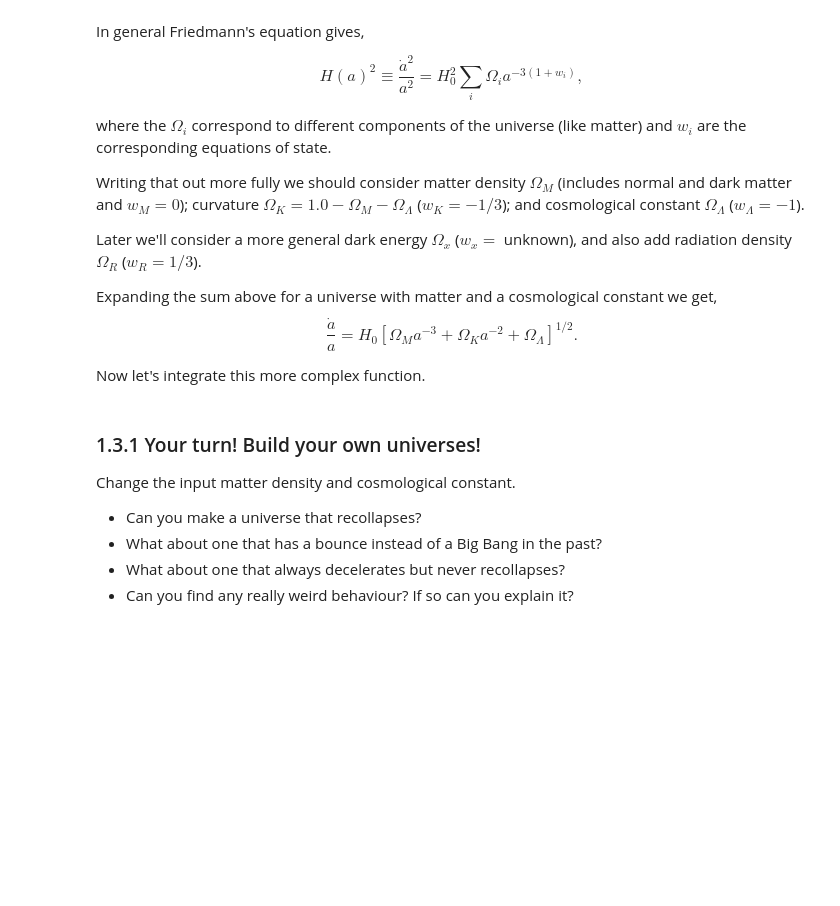
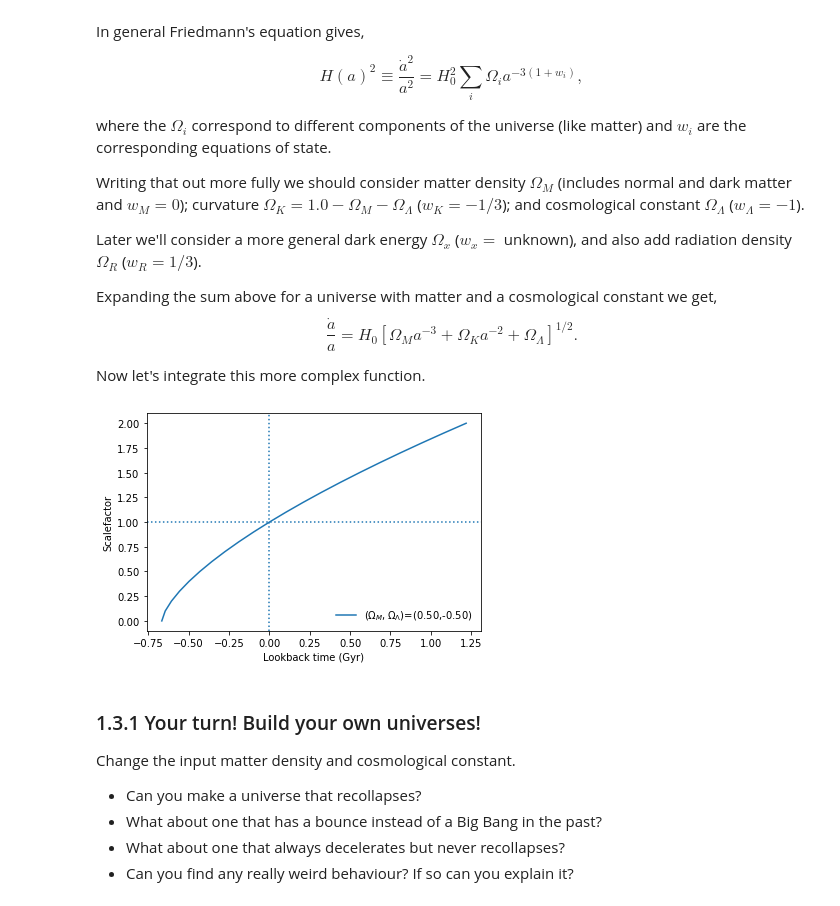
Before and after one commit to nicomii/cosmooo, a Jupyter notebook: CosmoIntro(1).ipynb, the cells around one changed output. Drawn from its saved outputs; the diff is of its cells as text; code cells hidden in the pictures; blank space fills up the shorter version.

```diff
--- a/CosmoIntro(1).ipynb
+++ b/CosmoIntro(1).ipynb
@@ -193,21 +203,23 @@ def adotinv(a,om,ol):
     return 1.0/adot
 # %%
 # Calculate for the universe we think we live in, with approximately matter density 0.3 and cosmological constant 0.7
-om = 0.1
-ol = 1.3
+om = 0.5
+ol = -0.5
 
 # Note that when you integrate something with more than one argument you pass it with args=(arg1,arg2) in the integrate function
 # e.g. "integrate.quad(adotinv, lower_limit, uper_limit, args=(om,ol))""
-t_lookback_Gyr = 'Your code here'
+t_lookback_Gyr = np.array([integrate.quad(adotinv_flatmatter, 1, a_end)[0] for a_end in a_arr])
 
 # Uncomment these commands to plot this new model (note I've added a label that can be used in the legend)
-#plt.plot(t_lookback_Gyr,a_arr,label='$(\Omega_M,\Omega_\Lambda)$=(%.2f,%.2f)'%(om,ol))
-#plt.axvline(x=0,linestyle=':') # Plot some crosshairs
-#plt.axhline(y=1,linestyle=':')
-#plt.xlabel('Lookback time (Gyr)')
-#plt.ylabel('Scalefactor')
-#plt.legend(loc='lower right',frameon=False)
-#plt.show()
+plt.plot(t_lookback_Gyr,a_arr,label='$(\Omega_M,\Omega_\Lambda)$=(%.2f,%.2f)'%(om,ol))
+plt.axvline(x=0,linestyle=':') # Plot some crosshairs
+plt.axhline(y=1,linestyle=':')
+plt.xlabel('Lookback time (Gyr)')
+plt.ylabel('Scalefactor')
+plt.legend(loc='lower right',frameon=False)
+plt.show()
+# %% [output]
+[figure, added]
 # %% [markdown]
 ### 1.3.1 Your turn!  Build your own universes!
 Change the input matter density and cosmological constant.
```
Also changed, not shown: parts of 8 cells of this notebook.
